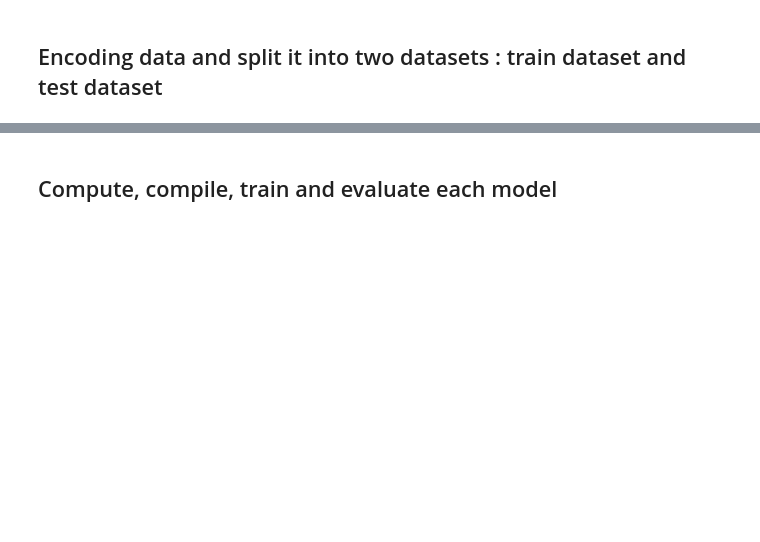
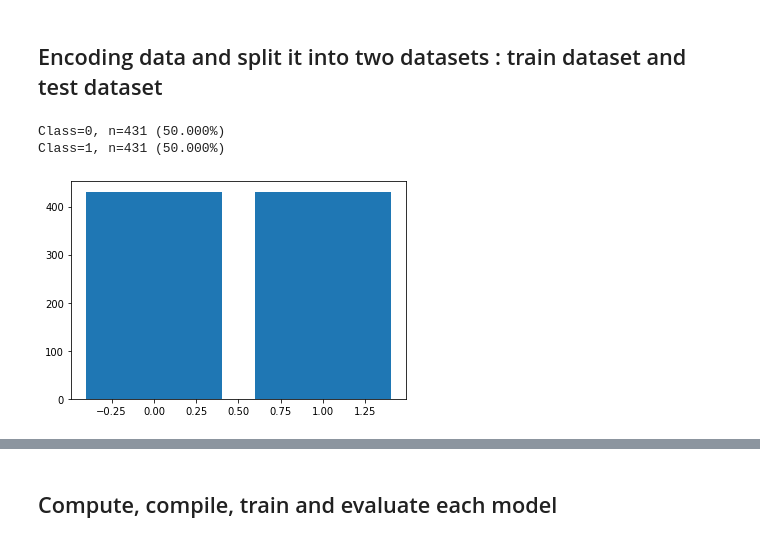
Before and after one commit to marcusnk237/Binary-Classification-Cough-COVID, a Jupyter notebook: Binary_classification_cough_COVID.ipynb, the cells around one changed output, grey strips where cells are left out. Drawn from its saved outputs; the diff is of its cells as text; code cells hidden in the pictures; blank space fills up the shorter version.

```diff
--- a/Binary_classification_cough_COVID.ipynb
+++ b/Binary_classification_cough_COVID.ipynb
@@ -296,13 +368,18 @@ shuffle_df
 # %%
 #instantiate the Label Encoder
 label_encoder = LabelEncoder()
 #fit and transform the encoder
 y = label_encoder.fit_transform(y)
-
+oversample = SMOTE()
+X, y = oversample.fit_resample(X, y)
 #instantiate scaler
 scaler = StandardScaler()
 #fit transform scaler
 X = scaler.fit_transform(X)
 
 #separating the data
 X_train, X_test, y_train, y_test = train_test_split(X, y, test_size=0.2)
+# %% [output]
+Class=0, n=431 (50.000%)
+Class=1, n=431 (50.000%)
+[figure, added]
```
Also changed, not shown: parts of 17 cells of this notebook.
